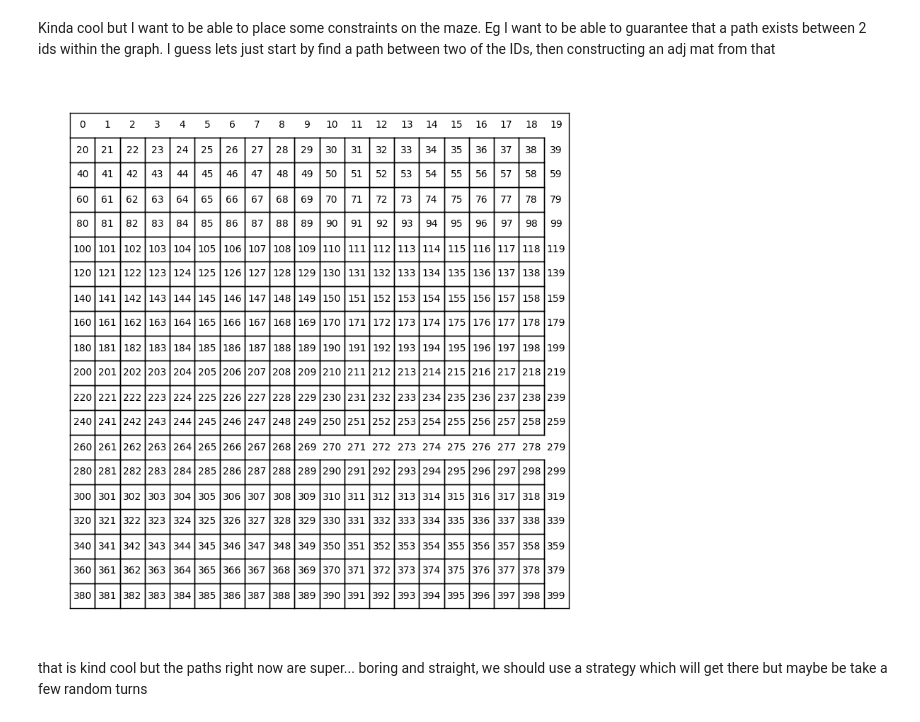
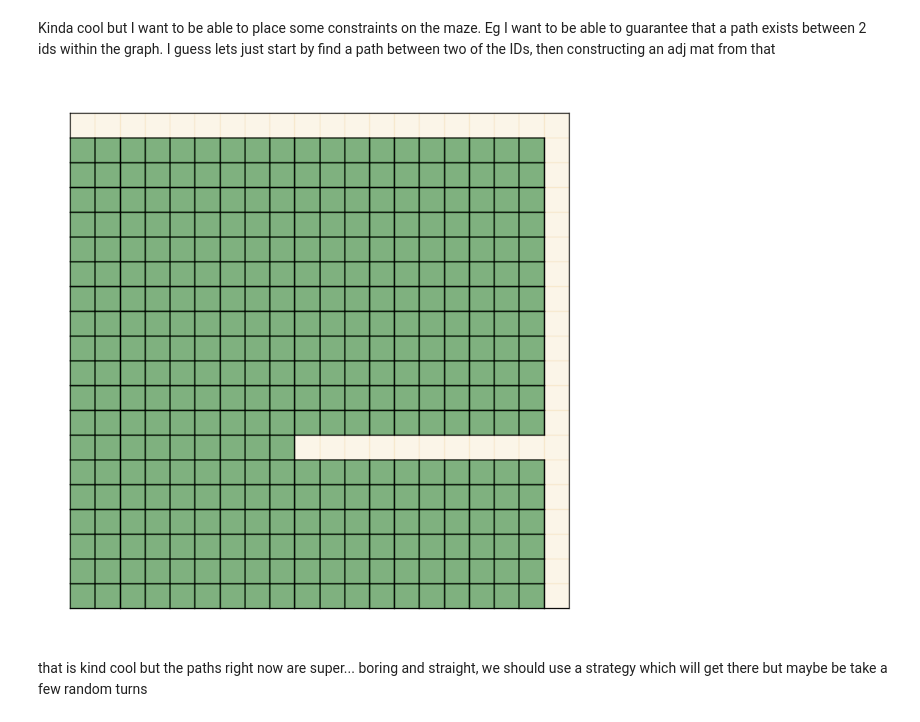
Before and after one commit to CarterMcClellan/llm-plays-pokemon, a Jupyter notebook: notebooks/Text Adventure.ipynb, the cells around one changed output. Cells and saved outputs as stored; diff of their text form; code cells hidden in the pictures.

```diff
--- a/notebooks/Text Adventure.ipynb
+++ b/notebooks/Text Adventure.ipynb
@@ -202,9 +266,10 @@ Kinda cool but I want to be able to place some constraints on the maze. Eg I wan
 # %%
 graph_generator = GraphGen(20, 20)
 adj_mat = graph_generator.constrained_maze([[0, 399], [269, 399]], wonky=False)
-graph_generator.plt_adj_mat(adj_mat, with_ids=True)
+# graph_generator.plt_adj_mat(adj_mat, with_ids=True)
+graph_generator.plt_adj_mat(adj_mat, colorize=True)
 # %% [output]
-[figure, old version]
+[figure, new version]
 # %% [markdown]
 that is kind cool but the paths right now are super... boring and straight, we should use a strategy which will get there but maybe be take a few random turns
 # %%
```
Also changed, not shown: parts of 5 cells of this notebook.
